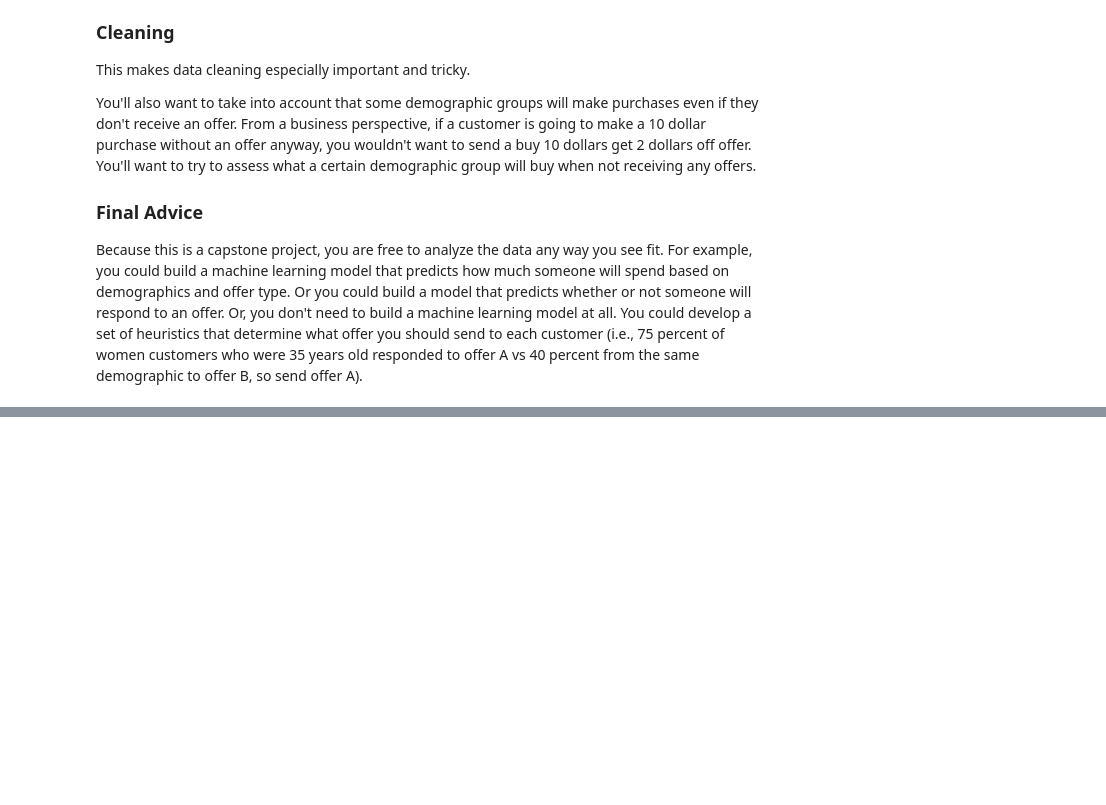
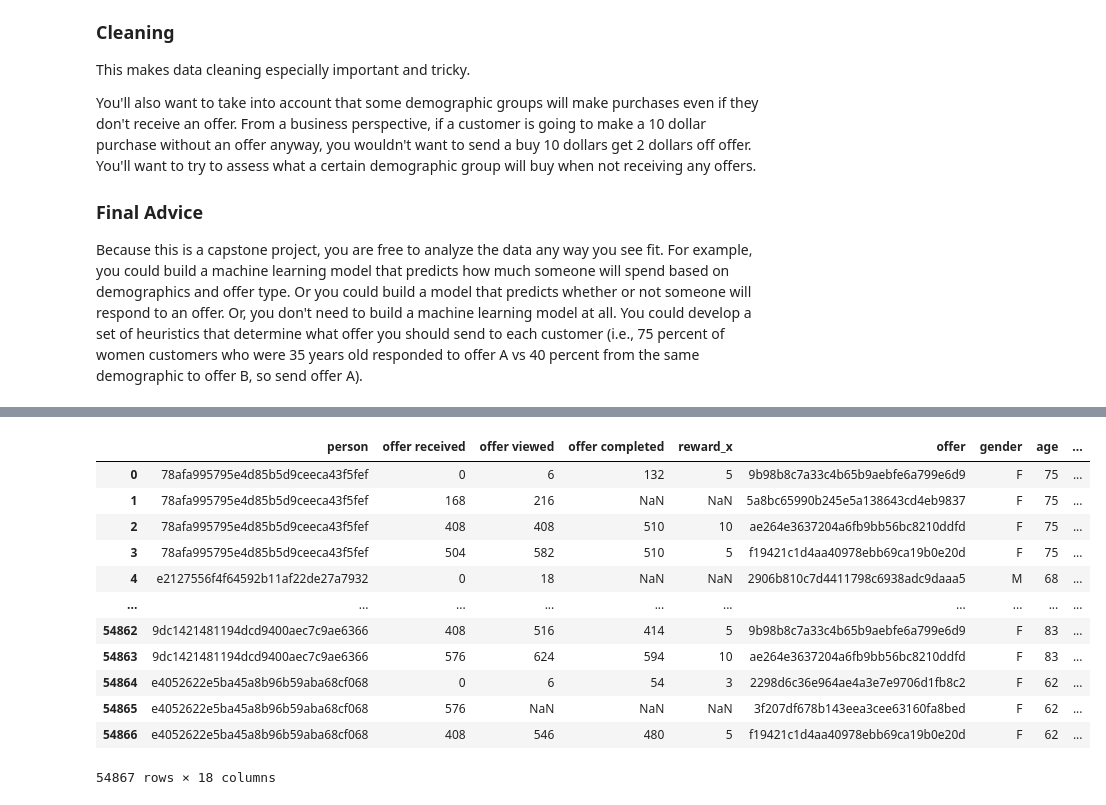
Before and after one commit to GregoryMarchesan/starbucks-recommendation, a Jupyter notebook: Starbucks_Capstone_notebook.ipynb, the cells around one changed output, grey strips where cells are left out. Saved outputs shown, nothing was run; the diff lists cells and outputs as text; code cells hidden in the pictures; blank space fills up the shorter version.

Commit message:
feat: three datasets merge into one

```diff
--- a/Starbucks_Capstone_notebook.ipynb
+++ b/Starbucks_Capstone_notebook.ipynb
@@ -188,0 +177,3 @@ Name: person, Length: 14675, dtype: int64
+# %%
+transcript_offers = transcript_train.copy()
+transcript_offers = transcript_offers[(transcript_offers['event'] == 'offer received') | (transcript_offers['event'] == 'offer viewed') | (transcript_offers['event'] == 'offer completed')]
@@ -188,0 +184,22 @@ Name: person, Length: 14675, dtype: int64
+# %%
+offers_df = pd.DataFrame()
+for person in tqdm(real_persons):
+    df_aux = transcript_offers[transcript_offers['person'] == person]
+
+    offers = dict()
+    for line in range(len(df_aux)):
+        if df_aux.iloc[line, df_aux.columns.get_loc('event')] == 'offer received':
+            offers[df_aux.iloc[line, df_aux.columns.get_loc('value')].get('offer id')] = dict()
+            offers[df_aux.iloc[line, df_aux.columns.get_loc('value')].get('offer id')]['person'] = person
+
+            offers[df_aux.iloc[line, df_aux.columns.get_loc('value')].get('offer id')]['offer received'] = df_aux.iloc[line, df_aux.columns.get_loc('time')]
+        elif df_aux.iloc[line, df_aux.columns.get_loc('event')] == 'offer viewed':
+            offers[df_aux.iloc[line, df_aux.columns.get_loc('value')].get('offer id')]['offer viewed'] = df_aux.iloc[line, df_aux.columns.get_loc('time')]
+        else:
+            offers[df_aux.iloc[line, df_aux.columns.get_loc('value')]['offer_id']]['offer completed'] = df_aux.iloc[line, df_aux.columns.get_loc('time')]
+            offers[df_aux.iloc[line, df_aux.columns.get_loc('value')]['offer_id']]['reward'] = df_aux.iloc[line, df_aux.columns.get_loc('value')]['reward']
+
+    offers_df = offers_df.append(pd.DataFrame(offers).transpose())
+# %%
+offers_df['offer'] = offers_df.index
+offers_df
@@ -188,0 +222,20 @@ Name: person, Length: 14675, dtype: int64
+# %%
+offers_profile = pd.merge(offers_df, profile, on=['person'], how='left')
+# %%
+offers_profile_complete = pd.merge(offers_profile, portfolio, on=['offer'], how='left')
+offers_profile_complete.drop(['channels'], inplace=True, axis=1)
+offers_profile_complete
+# %% [output]
+|  | person | offer received | offer viewed | offer completed | reward_x | offer | gender | age | ... |
+| 0 | 78afa995795e4d85b5d9ceeca43f5fef | 0 | 6 | 132 | 5 | 9b98b8c7a33c4b65b9aebfe6a799e6d9 | F | 75 | ... |
+| 1 | 78afa995795e4d85b5d9ceeca43f5fef | 168 | 216 | NaN | NaN | 5a8bc65990b245e5a138643cd4eb9837 | F | 75 | ... |
+| 2 | 78afa995795e4d85b5d9ceeca43f5fef | 408 | 408 | 510 | 10 | ae264e3637204a6fb9bb56bc8210ddfd | F | 75 | ... |
+| 3 | 78afa995795e4d85b5d9ceeca43f5fef | 504 | 582 | 510 | 5 | f19421c1d4aa40978ebb69ca19b0e20d | F | 75 | ... |
+| 4 | e2127556f4f64592b11af22de27a7932 | 0 | 18 | NaN | NaN | 2906b810c7d4411798c6938adc9daaa5 | M | 68 | ... |
+| ... | ... | ... | ... | ... | ... | ... | ... | ... | ... |
+| 54862 | 9dc1421481194dcd9400aec7c9ae6366 | 408 | 516 | 414 | 5 | 9b98b8c7a33c4b65b9aebfe6a799e6d9 | F | 83 | ... |
+| 54863 | 9dc1421481194dcd9400aec7c9ae6366 | 576 | 624 | 594 | 10 | ae264e3637204a6fb9bb56bc8210ddfd | F | 83 | ... |
+| 54864 | e4052622e5ba45a8b96b59aba68cf068 | 0 | 6 | 54 | 3 | 2298d6c36e964ae4a3e7e9706d1fb8c2 | F | 62 | ... |
+| 54865 | e4052622e5ba45a8b96b59aba68cf068 | 576 | NaN | NaN | NaN | 3f207df678b143eea3cee63160fa8bed | F | 62 | ... |
+| 54866 | e4052622e5ba45a8b96b59aba68cf068 | 408 | 546 | 480 | 5 | f19421c1d4aa40978ebb69ca19b0e20d | F | 62 | ... |
+54867 rows × 18 columns
```
Also changed, not shown: parts of 19 cells of this notebook.
